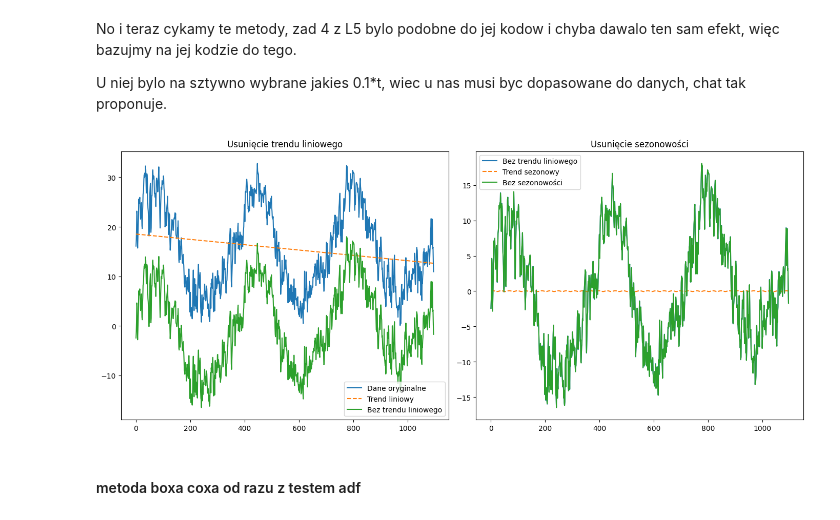
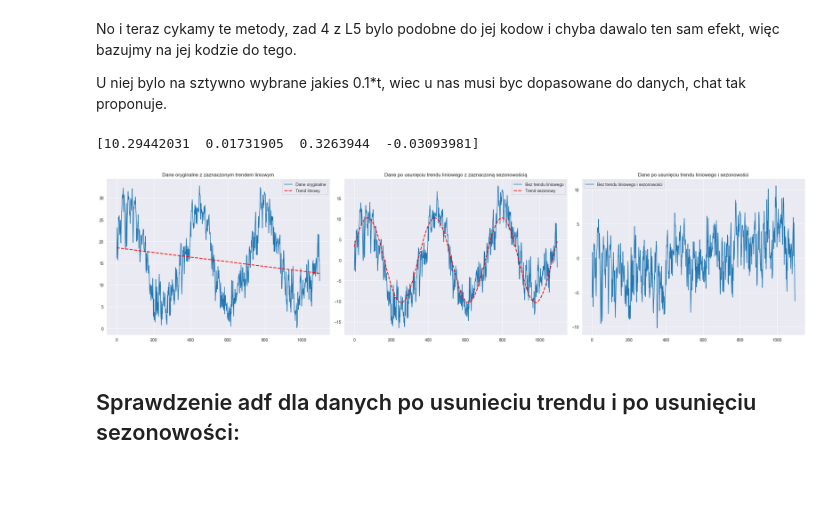
Before and after one commit to mathieuboro/Raport_ARMA_Computer_Analysis_of_Time_Series, a Jupyter notebook: raport.ipynb, the cells around one changed output. Drawn from its saved outputs; the diff is of its cells as text; code cells hidden in the pictures; blank space fills up the shorter version.

```diff
--- a/raport.ipynb
+++ b/raport.ipynb
@@ -11,3 +5,23 @@ from statsmodels.tsa.stattools import acf, acovf
+# %%
+import numpy as np
+import pandas as pd
+import matplotlib.pyplot as plt
+import seaborn as sns
+import random
+
+sns.set_style('darkgrid')
+
+from statsmodels.tsa.arima_process import ArmaProcess, arma_acovf, arma_acf, arma_pacf
+from statsmodels.tsa.arima.model import ARIMA
+from statsmodels.tsa.stattools import acovf, acf, pacf, adfuller
+from statsmodels.graphics.tsaplots import plot_acf, plot_pacf
+from statsmodels.tsa.seasonal import seasonal_decompose, STL
+from statsmodels.tsa.holtwinters import ExponentialSmoothing
+
+from sklearn.linear_model import LinearRegression
+from scipy.optimize import curve_fit
+
+import pmdarima as pm
 # %% [markdown]
 ## Przygotowanie danych
 # %%
@@ -316,48 +297,55 @@ No i teraz cykamy te metody, zad 4 z L5 bylo podobne do jej kodow i chyba dawalo
 
 U niej bylo na sztywno wybrane jakies 0.1*t, wiec u nas musi byc dopasowane do danych, chat tak proponuje.
 # %%
+from scipy.optimize import curve_fit
 from sklearn.linear_model import LinearRegression
-from scipy.optimize import curve_fit
-
-# Dekompozycja trendu liniowego
 time = np.arange(len(madrid_data))
 temperature = madrid_data['AvgTemperature'].values
 
-# Usuwanie trendu liniowego
 linear_reg = LinearRegression()
 linear_reg.fit(time.reshape(-1, 1), temperature)
 trend_predicted = linear_reg.predict(time.reshape(-1, 1))
 temperature_without_linear_trend = temperature - trend_predicted
 
-# Usuwanie funkcji okresowej (sezonowości)
-def sine_func(x, A, omega):
-    return A * np.sin(omega * x)
+def sine_func(x, A, omega, phi, offset):
+    """
+    A       – amplituda
+    omega   – częstotliwość (np. 2π/365 dla danych dziennych o rocznej cykliczności)
+    phi     – przesunięcie fazowe (w radianach)
+    offset  – przesunięcie w pionie (średni poziom)
+    """
+    return offset + A * np.sin(omega * x + phi)
 
-p0 = [10, 2 * np.pi / 30]  # Początkowe wartości parametrów
+p0 = [
+    10,          # amplituda początkowa
+    2 * np.pi/365, # częstotliwość (jeśli dane są dzienne i spodziewamy się roku)
+    0,           # faza startowa
+    0            # offset (śr. poziom)
+]
 params, _ = curve_fit(sine_func, time, temperature_without_linear_trend, p0=p0)
+print(params)
 fitted_sine_wave = sine_func(time, *params)
 temperature_without_seasonal = temperature_without_linear_trend - fitted_sine_wave
 
-# Wykresy przed i po dekompozycji
-fig, axes = plt.subplots(1, 2, figsize=(14, 6))
+
+fig, axes = plt.subplots(1, 3, figsize=(24, 6))
 
 # Wykres trendu liniowego
 axes[0].plot(madrid_data['AvgTemperature'], label='Dane oryginalne')
-axes[0].plot(trend_predicted, label='Trend liniowy', linestyle='--')
-axes[0].plot(madrid_data.index, temperature_without_linear_trend, label='Bez trendu liniowego')
-axes[0].set_title('Usunięcie trendu liniowego')
+axes[0].plot(trend_predicted, label='Trend liniowy', linestyle='--', color = 'red', linewidth = 2)
+axes[0].set_title('Dane oryginalne z zaznaczonym trendem liniowym')
 axes[0].legend()
 
-# Wykres sezonowości
 axes[1].plot(madrid_data.index, temperature_without_linear_trend, label='Bez trendu liniowego')
-axes[1].plot(madrid_data.index, fitted_sine_wave, label='Trend sezonowy', linestyle='--')
-axes[1].plot(madrid_data.index, temperature_without_seasonal, label='Bez sezonowości')
-axes[1].set_title('Usunięcie sezonowości')
+axes[1].plot(madrid_data.index, fitted_sine_wave, label='Trend sezonowy', linestyle='--', color = 'red', linewidth = 2)
+axes[1].set_title('Dane po usunięciu trendu liniowego z zaznaczoną sezonowością')
 axes[1].legend()
 
+axes[2].plot(madrid_data.index, temperature_without_seasonal, label='Bez trendu liniowego i sezonowości')
+axes[2].set_title('Dane po usunięciu trendu liniowego i sezonowości')
+axes[2].legend()
 plt.tight_layout()
 plt.show()
 # %% [output]
+[10.29442031  0.01731905  0.3263944  -0.03093981]
-[figure, old version]
+[figure, new version]
-# %% [markdown]
-#### metoda boxa coxa od razu z testem adf
@@ -395,0 +352,2 @@ import ace_tools as tools; tools.display_dataframe_to_user(name="Wyniki testów
+# %% [markdown]
+## Sprawdzenie adf dla danych po usunieciu trendu i po usunięciu sezonowości:
```
Also changed, not shown: parts of 22 cells of this notebook.
